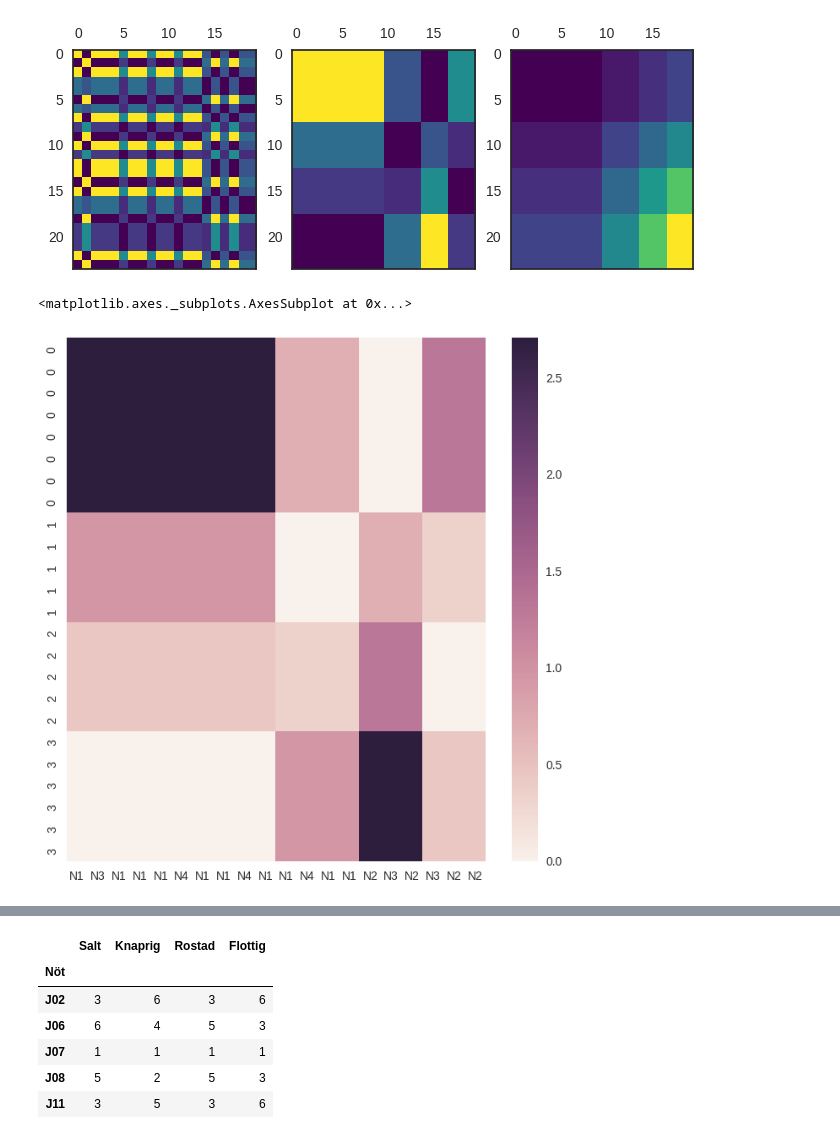
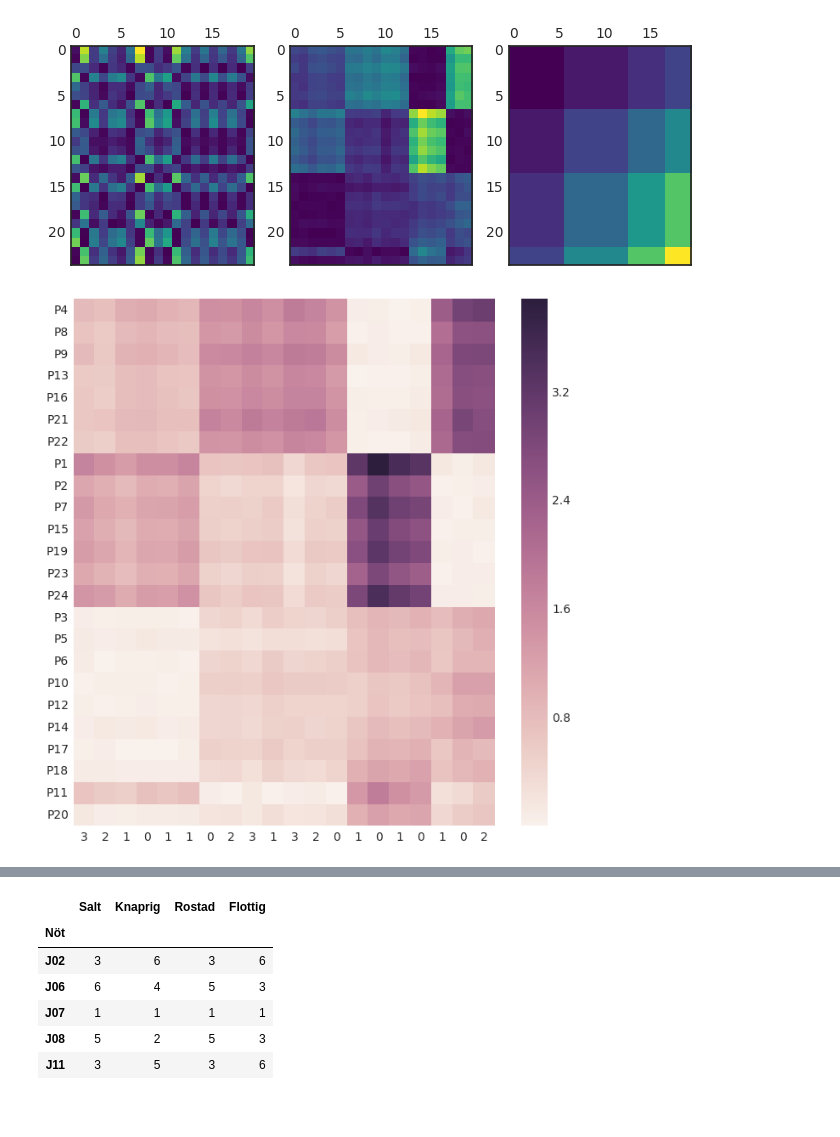
Before and after one commit to rasmuse/peanuts, a Jupyter notebook: biclustering.ipynb, the cells around one changed output, grey strips where cells are left out. Drawn from its saved outputs; the diff is of its cells as text; code cells hidden in the pictures; blank space fills up the shorter version.

```diff
--- a/biclustering.ipynb
+++ b/biclustering.ipynb
@@ -26,7 +26,7 @@ def nut_generator(clusters):
     cluster_names = list(clusters.keys())
     while True:
         name = np.random.choice(cluster_names)
-        yield (name, clusters[name] + 0 * np.random.random(len(properties)))
+        yield (name, clusters[name] + 0.3 * np.random.random(len(properties)))
 
 ng = nut_generator(clusters)
 people_names_data = [next(ng) for i in range(M)]
@@ -67,19 +67,24 @@ def simulate_and_plot(scores, n_clusters):
 
 simulate_and_plot(make_scores(people_raw, nuts_raw), (4, 4))
 # %% [output]
-[figure, old version]
+[figure, new version]
+# %%
+def reorder_array_like(arr, labels):
+    d = list(zip(arr, labels))
+    d.sort(key=lambda pair: pair[1])
+    return list(zip(*d))[0]
 # %%
 m = fit_model(make_scores(people_raw, nuts_raw), (4, 4))
 fig, ax = plt.subplots(1, 1, figsize=(8,8))
 sns.matrix.heatmap(
     pd.DataFrame(
         sort_scores(make_scores(people_raw, nuts_raw), m),
-        columns=nuts.index[m.column_labels_],
-        index=sorted(m.row_labels_)),
+        columns=m.column_labels_,
+        index=reorder_array_like(pd.Series(['P{}'.format(i+1) for i in range(M)]), m.row_labels_)),
     ax=ax)
+plt.setp(ax.yaxis.get_ticklabels(), rotation=0);
 # %% [output]
-<matplotlib.axes._subplots.AxesSubplot at 0x...>
-[figure, old version]
+[figure, new version]
 # %%
 pd.DataFrame({
         'true': list(zip(*people_names_data))[0],
```
Also changed, not shown: parts of 5 cells of this notebook.
